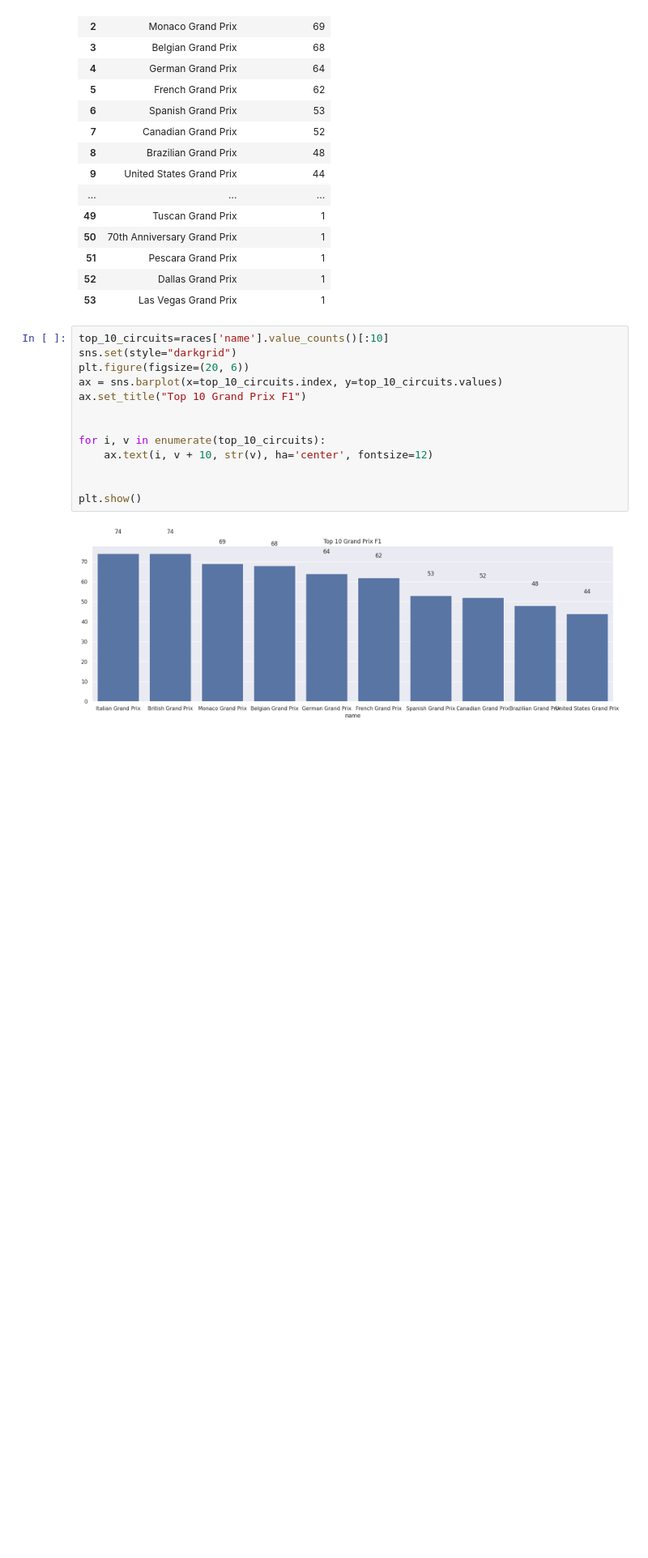
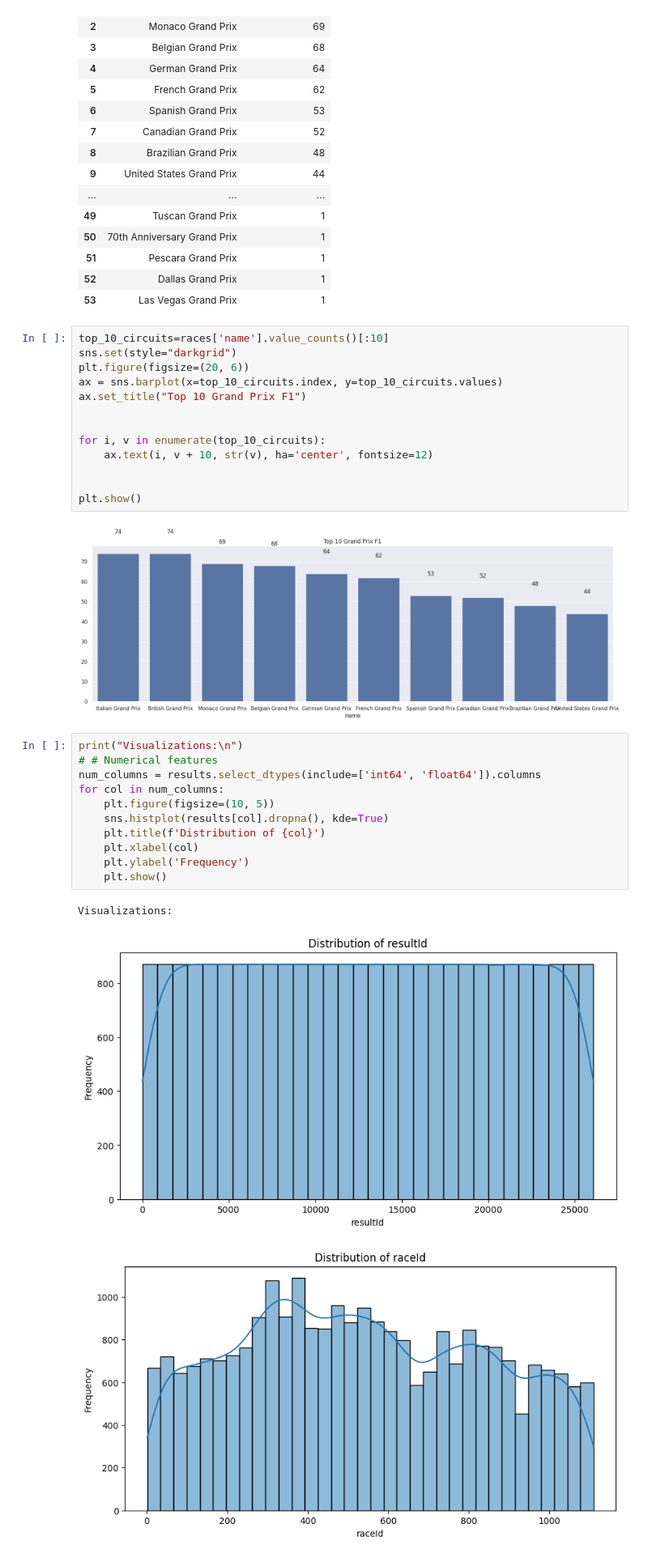
Before and after one commit to Meenakshipooranik/Formula1-Mini-Sprint, a Jupyter notebook: formula1.ipynb, the cells around one changed output. Shown: that part at 81% size. Cells and saved outputs as stored; diff of their text form; blank space fills up the shorter version.

```diff
--- a/formula1.ipynb
+++ b/formula1.ipynb
@@ -269,3 +566,18 @@ for i, v in enumerate(top_10_circuits):
 plt.show()
 # %% [output]
 [figure]
+# %%
+print("Visualizations:\n")
+# # Numerical features
+num_columns = results.select_dtypes(include=['int64', 'float64']).columns
+for col in num_columns:
+    plt.figure(figsize=(10, 5))
+    sns.histplot(results[col].dropna(), kde=True)
+    plt.title(f'Distribution of {col}')
+    plt.xlabel(col)
+    plt.ylabel('Frequency')
+    plt.show()
+# %% [output]
+Visualizations:
+[figure, added]
+[figure, added]
```
Also changed, not shown: parts of 35 cells of this notebook.
